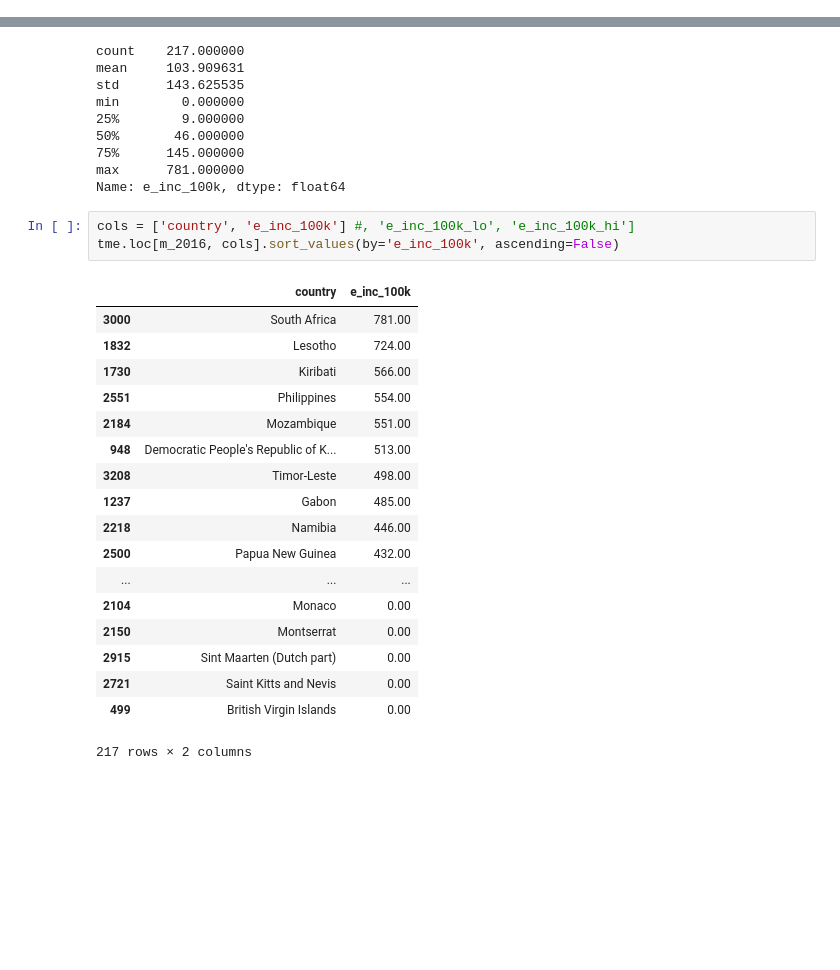
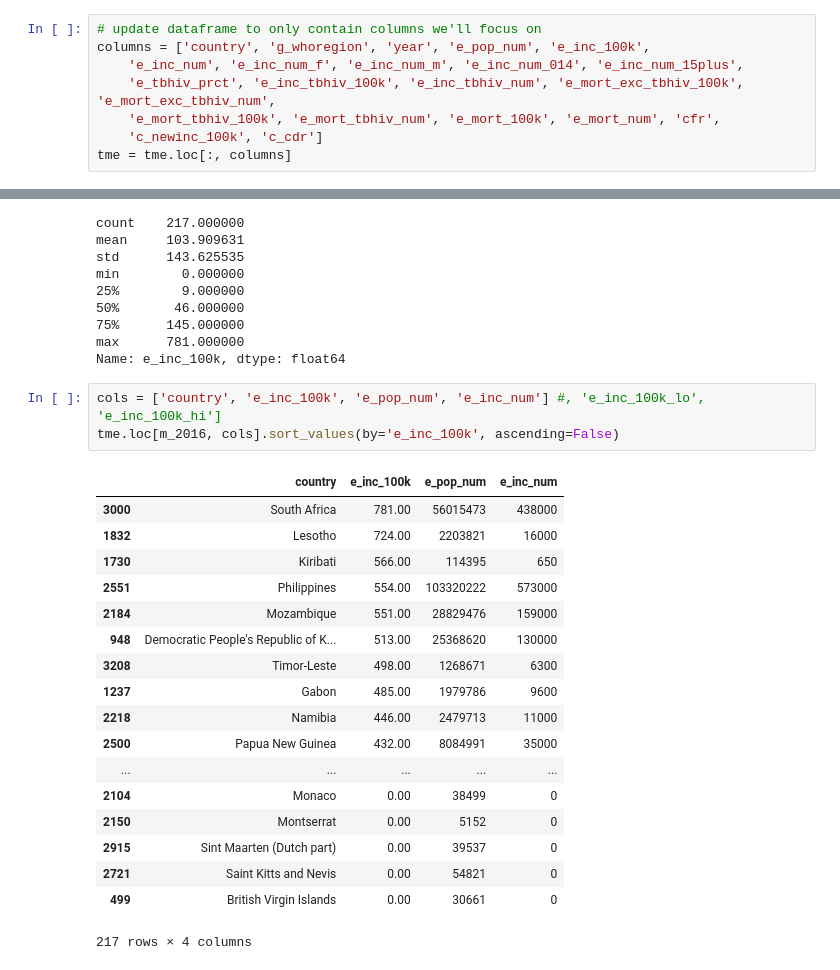
Before and after one commit to rickhaffey/sdg-indicators, a Jupyter notebook: notebooks/03-health-and-well-being/03.3.2-tuberculosis-incidence-indicator.ipynb, the cells around one changed output, grey strips where cells are left out. Cells and saved outputs as stored; diff of their text form; blank space fills up the shorter version.

Commit message:
review data columns; isolate to key columns for prelim analysis

```diff
--- a/notebooks/03-health-and-well-being/03.3.2-tuberculosis-incidence-indicator.ipynb
+++ b/notebooks/03-health-and-well-being/03.3.2-tuberculosis-incidence-indicator.ipynb
@@ -99,0 +134,8 @@ memory usage: 2.0+ MB
+# %%
+# update dataframe to only contain columns we'll focus on
+columns = ['country', 'g_whoregion', 'year', 'e_pop_num', 'e_inc_100k',
+    'e_inc_num', 'e_inc_num_f', 'e_inc_num_m', 'e_inc_num_014', 'e_inc_num_15plus',
+    'e_tbhiv_prct', 'e_inc_tbhiv_100k', 'e_inc_tbhiv_num', 'e_mort_exc_tbhiv_100k', 'e_mort_exc_tbhiv_num',
+    'e_mort_tbhiv_100k', 'e_mort_tbhiv_num', 'e_mort_100k', 'e_mort_num', 'cfr',
+    'c_newinc_100k', 'c_cdr']
+tme = tme.loc[:, columns]
@@ -124,24 +176,24 @@ min        0.000000
 max      781.000000
 Name: e_inc_100k, dtype: float64
 # %%
-cols = ['country', 'e_inc_100k'] #, 'e_inc_100k_lo', 'e_inc_100k_hi']
+cols = ['country', 'e_inc_100k', 'e_pop_num', 'e_inc_num'] #, 'e_inc_100k_lo', 'e_inc_100k_hi']
 tme.loc[m_2016, cols].sort_values(by='e_inc_100k', ascending=False)
 # %% [output]
-|  | country | e_inc_100k |
-| 3000 | South Africa | 781.00 |
-| 1832 | Lesotho | 724.00 |
-| 1730 | Kiribati | 566.00 |
-| 2551 | Philippines | 554.00 |
-| 2184 | Mozambique | 551.00 |
-| 948 | Democratic People's Republic of K... | 513.00 |
-| 3208 | Timor-Leste | 498.00 |
-| 1237 | Gabon | 485.00 |
-| 2218 | Namibia | 446.00 |
-| 2500 | Papua New Guinea | 432.00 |
-| ... | ... | ... |
-| 2104 | Monaco | 0.00 |
-| 2150 | Montserrat | 0.00 |
-| 2915 | Sint Maarten (Dutch part) | 0.00 |
-| 2721 | Saint Kitts and Nevis | 0.00 |
-| 499 | British Virgin Islands | 0.00 |
+|  | country | e_inc_100k | e_pop_num | e_inc_num |
+| 3000 | South Africa | 781.00 | 56015473 | 438000 |
+| 1832 | Lesotho | 724.00 | 2203821 | 16000 |
+| 1730 | Kiribati | 566.00 | 114395 | 650 |
+| 2551 | Philippines | 554.00 | 103320222 | 573000 |
+| 2184 | Mozambique | 551.00 | 28829476 | 159000 |
+| 948 | Democratic People's Republic of K... | 513.00 | 25368620 | 130000 |
+| 3208 | Timor-Leste | 498.00 | 1268671 | 6300 |
+| 1237 | Gabon | 485.00 | 1979786 | 9600 |
+| 2218 | Namibia | 446.00 | 2479713 | 11000 |
+| 2500 | Papua New Guinea | 432.00 | 8084991 | 35000 |
+| ... | ... | ... | ... | ... |
+| 2104 | Monaco | 0.00 | 38499 | 0 |
+| 2150 | Montserrat | 0.00 | 5152 | 0 |
+| 2915 | Sint Maarten (Dutch part) | 0.00 | 39537 | 0 |
+| 2721 | Saint Kitts and Nevis | 0.00 | 54821 | 0 |
+| 499 | British Virgin Islands | 0.00 | 30661 | 0 |
-217 rows × 2 columns
+217 rows × 4 columns
```
Also changed, not shown: parts of 3 cells of this notebook.
